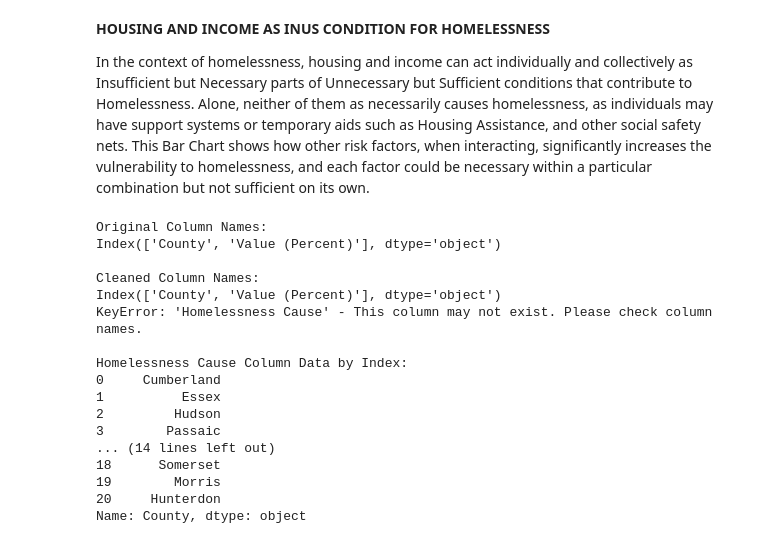
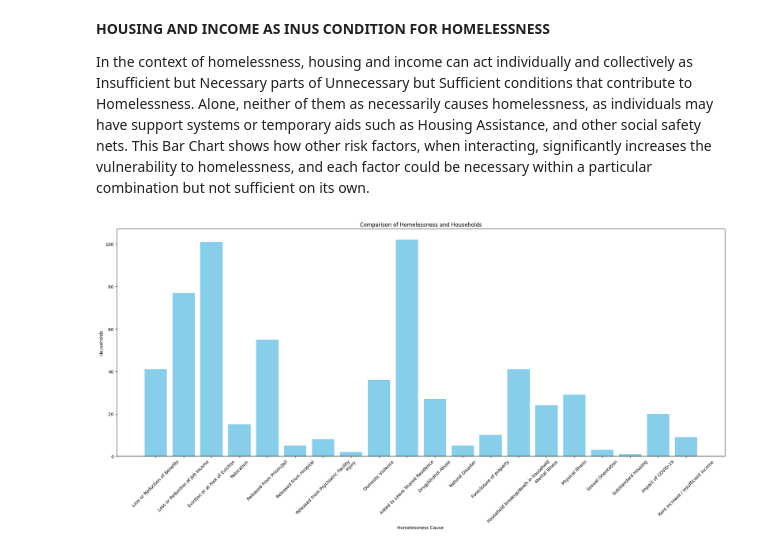
Before and after one commit to Funmiadebajo/GIS, a Jupyter notebook: PS3.ipynb, the cells around one changed output. Saved outputs shown, nothing was run; the diff lists cells and outputs as text; code cells hidden in the pictures.

```diff
--- a/PS3.ipynb
+++ b/PS3.ipynb
@@ -427,52 +579,29 @@ Text(0.5, 1.0, 'Municipalities with Median Household Income')
 **HOUSING AND INCOME AS INUS CONDITION FOR HOMELESSNESS**
 
 In the context of homelessness, housing and income can act individually and collectively as Insufficient but Necessary parts of Unnecessary but Sufficient conditions that contribute to Homelessness. Alone, neither of them as necessarily causes homelessness, as individuals may have support systems or temporary aids such as Housing Assistance, and other social safety nets. This Bar Chart shows how other risk factors, when interacting, significantly increases the vulnerability to homelessness, and each factor could be necessary within a particular combination but not sufficient on its own.
-# %%
-import pandas as pd
-
-# Assuming 'df' is the DataFrame you're working with
-
-# Step 1: Check the exact column names to ensure there are no hidden characters or spaces
-print("Original Column Names:")
-print(df.columns)
-
-# Step 2: Clean up the column names by stripping any leading/trailing whitespace
-df.columns = df.columns.str.strip()
-
-# Step 3: Verify the column names again after cleaning
-print("\nCleaned Column Names:")
-print(df.columns)
-
-# Step 4: Access the 'Homelessness Cause' column
-try:
-    homelessness_cause = df['Homelessness Cause']
-    print("\nHomelessness Cause Column Data:")
-    print(homelessness_cause)
-except KeyError as e:
-    print(f"KeyError: {e} - This column may not exist. Please check column names.")
-
-# Step 5: If KeyError still occurs, try accessing the column by its index position
-try:
-    homelessness_cause_by_index = df.iloc[:, 0]  # Accessing the first column (index 0)
-    print("\nHomelessness Cause Column Data by Index:")
-    print(homelessness_cause_by_index)
-except Exception as e:
-    print(f"Error accessing column by index: {e}")
-# %% [output]
-Original Column Names:
-Index(['County', 'Value (Percent)'], dtype='object')
-
-Cleaned Column Names:
-Index(['County', 'Value (Percent)'], dtype='object')
-KeyError: 'Homelessness Cause' - This column may not exist. Please check column names.
-
-Homelessness Cause Column Data by Index:
-0     Cumberland
-1          Essex
-2         Hudson
-3        Passaic
-... (14 lines left out)
-18      Somerset
-19        Morris
-20     Hunterdon
-Name: County, dtype: object
+# %%
+import seaborn as sns
+import pandas as pd
+import matplotlib.pyplot as plt
+
+# Read the data from the provided URL
+url = 'https://github.com/Funmiadebajo/GIS/raw/refs/heads/main/inus%20condition1.xlsx'
+data = pd.read_excel(url)
+
+# Display the first few rows to understand the data structure
+#print(data.head())
+# Plot a bar chart
+
+plt.figure(figsize=(20,10))
+plt.bar(data['Homelessness Cause '], data['Households'], color='skyblue')
+
+
+#data[['Homelessness Cause ', 'Households']].plot(kind='bar', width=0.8)
+plt.title('Comparison of Homelessness and Households')
+plt.xlabel('Homelessness Cause ')
+plt.ylabel('Households')
+plt.xticks(rotation=45)
+plt.tight_layout()
+plt.show();
+# %% [output]
+[figure, added]
```
Also changed, not shown: parts of 7 cells of this notebook.
